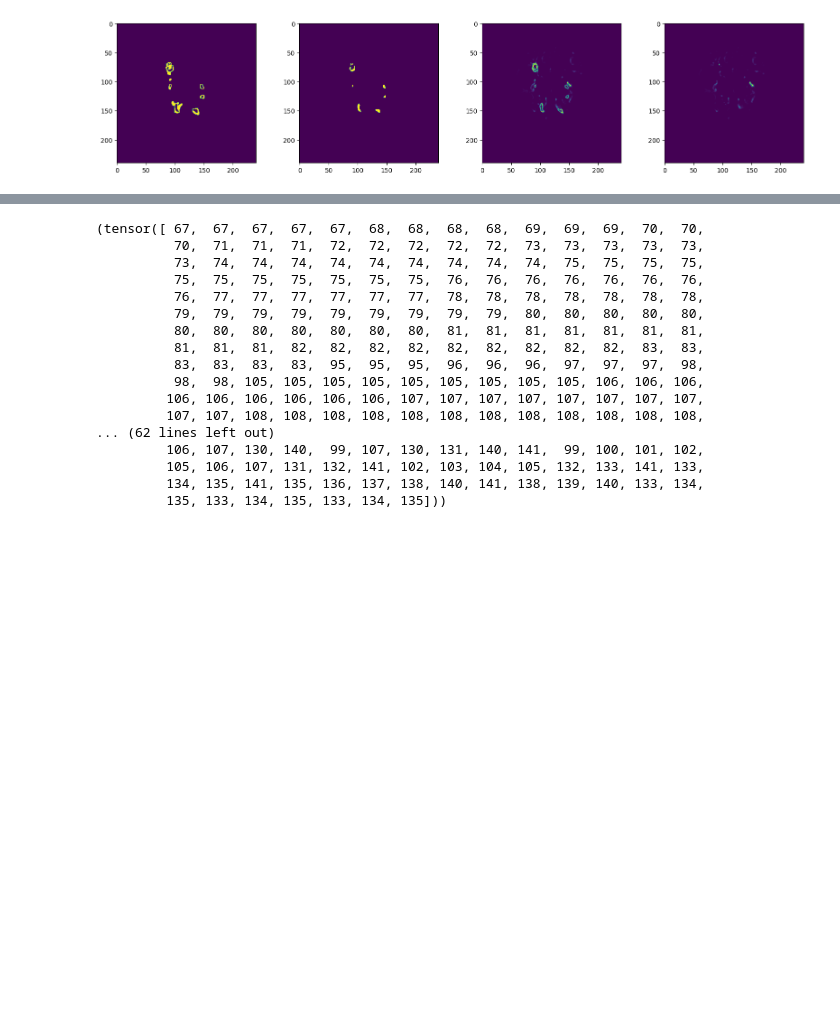
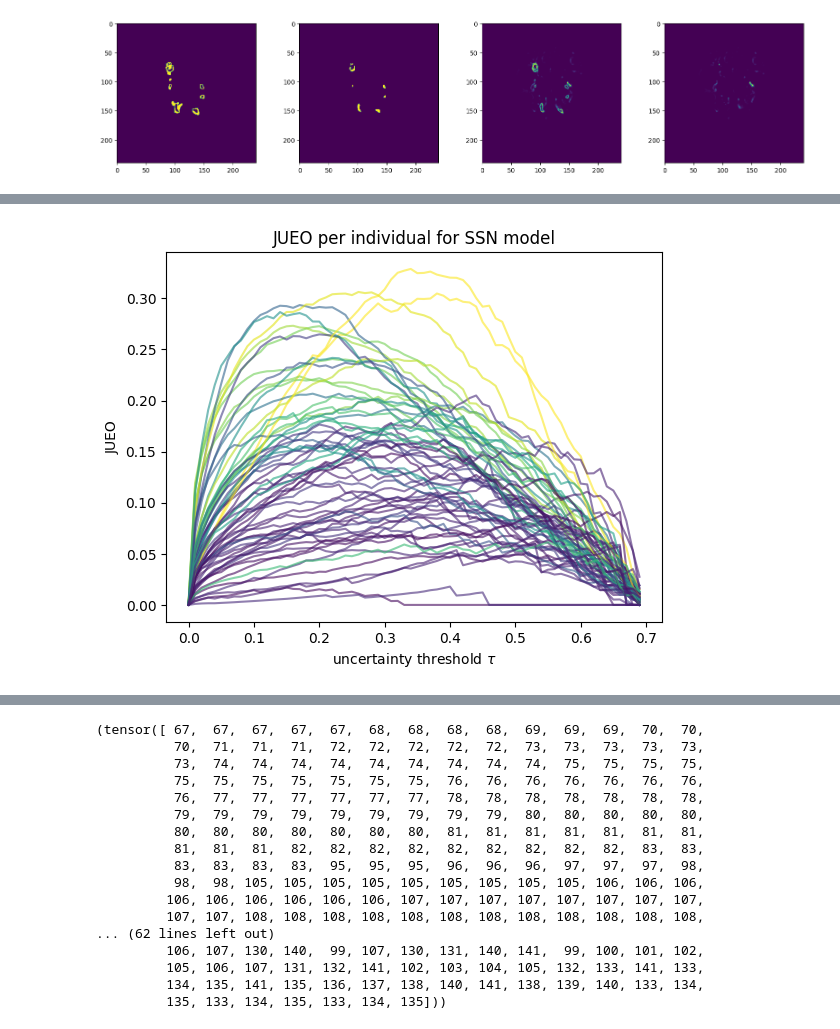
Before and after one commit to BenjaminPhi5/WMH_UQ_assessment, a Jupyter notebook: trustworthai/journal_run/interrater_experiments/Evaluation script.ipynb, the cells around one changed output, grey strips where cells are left out. Cells and saved outputs as stored; diff of their text form; code cells hidden in the pictures; blank space fills up the shorter version.

```diff
--- a/trustworthai/journal_run/interrater_experiments/Evaluation script.ipynb
+++ b/trustworthai/journal_run/interrater_experiments/Evaluation script.ipynb
@@ -751,0 +816,8 @@ plt.imshow(v2)
+# %%
+for i, curve in enumerate(ed_jueo_curves):
+    plt.plot(uncertainty_thresholds, curve, color=cm.viridis(gt_vols[i][0] / 18482), alpha=0.6)
+    plt.title("JUEO per individual for SSN model")
+    plt.xlabel(r"uncertainty threshold $\tau$")
+    plt.ylabel("JUEO")
+# %% [output]
+[figure, added]
```
Also changed, not shown: parts of 8 cells of this notebook.
